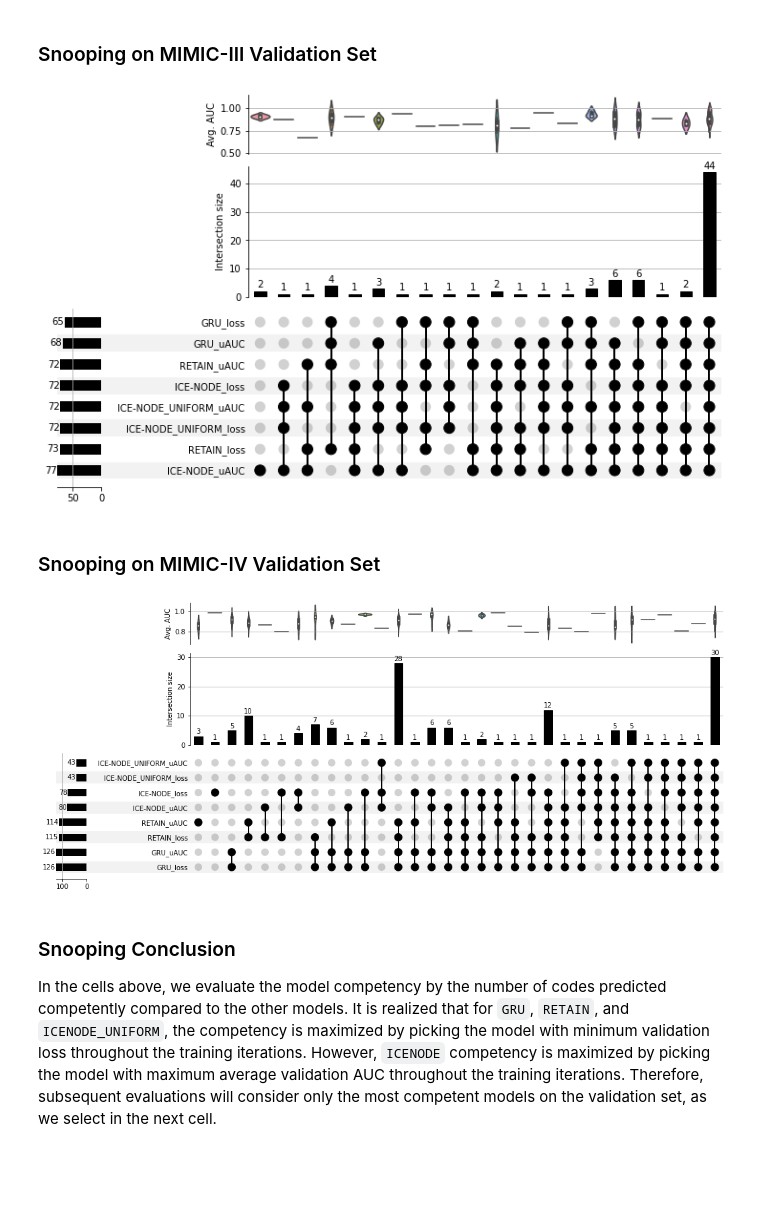
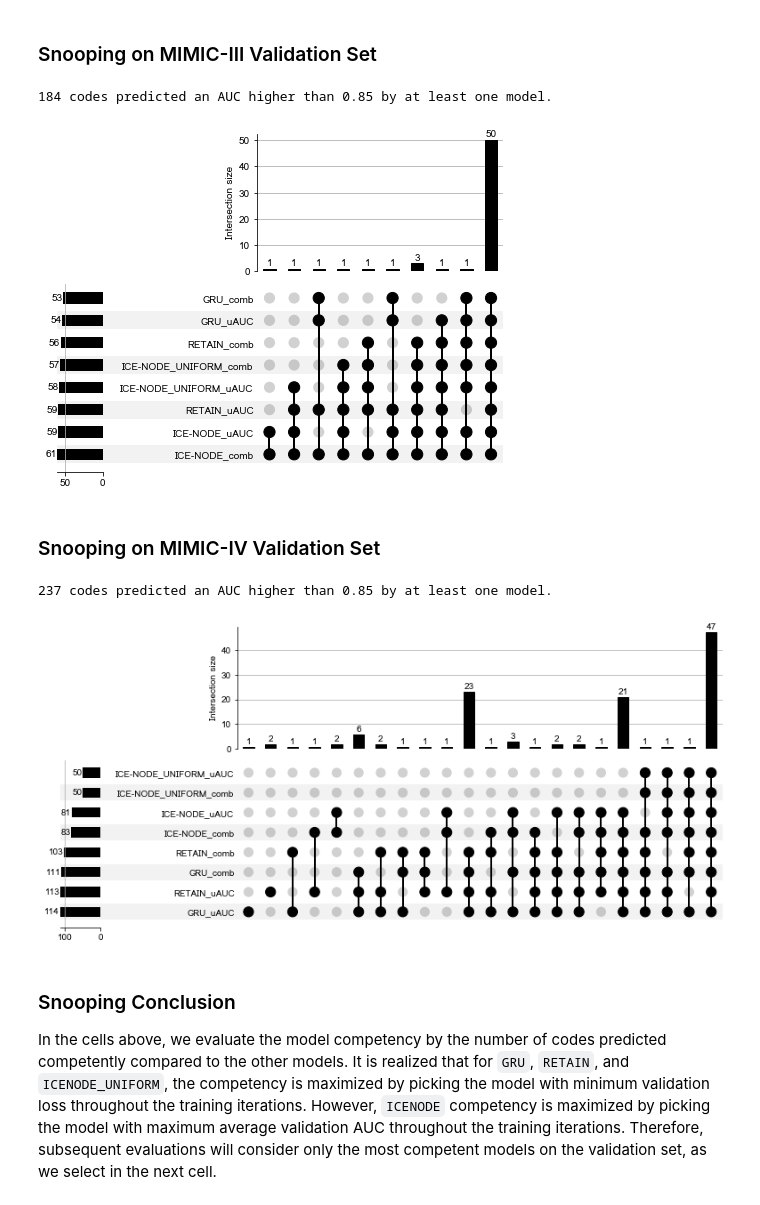
Before and after one commit to barahona-research-group/ICE-NODE, a Jupyter notebook: analysis/per_code_analysis.ipynb, the cells around one changed output. Cells and saved outputs as stored; diff of their text form; code cells hidden in the pictures; blank space fills up the shorter version.

```diff
--- a/analysis/per_code_analysis.ipynb
+++ b/analysis/per_code_analysis.ipynb
@@ -106,7 +106,7 @@ model_cls = {
 clfs = list(model_dir.keys())
 
 relative_auc_config = {
-    'pvalue': 0.05,
+    'pvalue': 0.01,
     'min_auc': 0.85
 }
 
@@ -432,21 +454,15 @@ m3_models_maxaucG = get_models(clfsG, m3_config_maxaucG, m3_params_maxaucG, m3_i
+# %%
+m4_models_comb = get_models(clfs, m4_config_comb, m4_params_comb, m4_interface)
+m3_models_comb = get_models(clfs, m3_config_comb, m3_params_comb, m3_interface)
+m3_models_combG = get_models(clfsG, m3_config_combG, m3_params_combG, m3_interface)
 # %% [markdown]
 ### Snooping on MIMIC-III Validation Set
 # %%
-m3_val_res_minloss = {clf: eval_(model, m3_valid_ids) for clf, model in m3_models_minloss.items()}
-m3_val_res_maxauc = {clf: eval_(model, m3_valid_ids) for clf, model in m3_models_maxauc.items()}
+m3_val_res_uAUC = {clf: eval_(model, m3_valid_ids) for clf, model in m3_models_uAUC.items()}
+m3_val_res_comb = {clf: eval_(model, m3_valid_ids) for clf, model in m3_models_comb.items()}
 
-m3_val_res_minlossG = {clf: eval_(model, m3_valid_ids) for clf, model in m3_models_minlossG.items()}
-m3_val_res_maxaucG = {clf: eval_(model, m3_valid_ids) for clf, model in m3_models_maxaucG.items()}
-
-
-m3_val_auctests_minloss = codes_auc_pairwise_tests(m3_val_res_minloss, fast=True)
-m3_val_auctests_maxauc = codes_auc_pairwise_tests(m3_val_res_maxauc, fast=True)
-m3_val_auctests_minlossG = codes_auc_pairwise_tests(m3_val_res_minlossG, fast=True)
-m3_val_auctests_maxaucG = codes_auc_pairwise_tests(m3_val_res_maxaucG, fast=True)
-
-
-m3_val_res_all = {**{f'{k}_loss': v for k, v in m3_val_res_minloss.items()},
-               **{f'{k}_uAUC': v for k, v in m3_val_res_maxauc.items()}}
-
-m3_val_res_allG = {**{f'{k}_loss': v for k, v in m3_val_res_minlossG.items()},
-               **{f'{k}_uAUC': v for k, v in m3_val_res_maxaucG.items()}}
+m3_val_res_all = {
+    **{f'{clf}_uAUC': res for clf, res in m3_val_res_uAUC.items()},
+    **{f'{clf}_comb': res for clf, res in m3_val_res_comb.items()}
+}
+m3_val_auctests_all = codes_auc_pairwise_tests(m3_val_res_all, fast=True)
@@ -456,14 +469,18 @@ m3_val_auctests_allG = codes_auc_pairwise_tests(m3_val_res_allG, fast=True)
 # %%
 
 selected_clfs = tuple(sorted(m3_val_res_all.keys()))
-content_set, indicator_df, data, common_codes, dichotomous_codes = relative_performance_upset(m3_val_auctests_all, selected_clfs, m3_interface[clfs[0]], **relative_auc_config)
+content_set, indicator_df, data, common_codes, dichotomous_codes = relative_performance_upset(m3_val_auctests_all, selected_clfs,
+                                                                                              m3_interface[clfs[0]],
+                                                                                              m3_train_ids,
+                                                                                              **relative_auc_config)
 upset_format = from_indicators(indicator_df, data=data)
 upset_object = UpSet(upset_format, subset_size='count', show_counts=True)
-upset_object.add_catplot(value='Avg. AUC', kind="violin")
+
 upset_object.plot()
 plt.show()
 # %% [output]
+184 codes predicted an AUC higher than 0.85 by at least one model.
-[figure, old version]
+[figure, new version]
 # %% [markdown]
 ### Snooping on MIMIC-IV Validation Set
 # %%
@@ -480,13 +495,18 @@ m4_val_auctests_all = codes_auc_pairwise_tests(m4_val_res_all, fast=True)
 # %%
 selected_clfs = tuple(sorted(m4_val_res_all.keys()))
-content_set, indicator_df, data, common_codes, dichotomous_codes = relative_performance_upset(m4_val_auctests_all, selected_clfs, m4_interface[clfs[0]], **relative_auc_config)
+content_set, indicator_df, data, common_codes, dichotomous_codes = relative_performance_upset(m4_val_auctests_all,
+                                                                                              selected_clfs,
+                                                                                              m4_interface[clfs[0]],
+                                                                                              m4_train_ids,
+                                                                                              **relative_auc_config)
 upset_format = from_indicators(indicator_df, data=data)
 upset_object = UpSet(upset_format, subset_size='count', show_counts=True)
-upset_object.add_catplot(value='Avg. AUC', kind="violin")
+
 upset_object.plot()
 plt.show()
 # %% [output]
+237 codes predicted an AUC higher than 0.85 by at least one model.
-[figure, old version]
+[figure, new version]
 # %% [markdown]
 ### Snooping Conclusion
 
```
Also changed, not shown: parts of 43 cells of this notebook, 17 other files.
